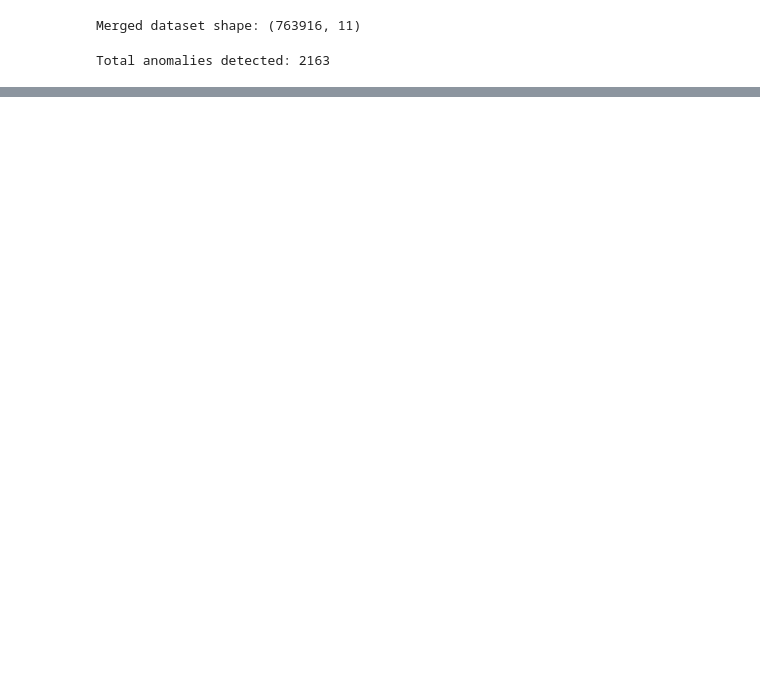
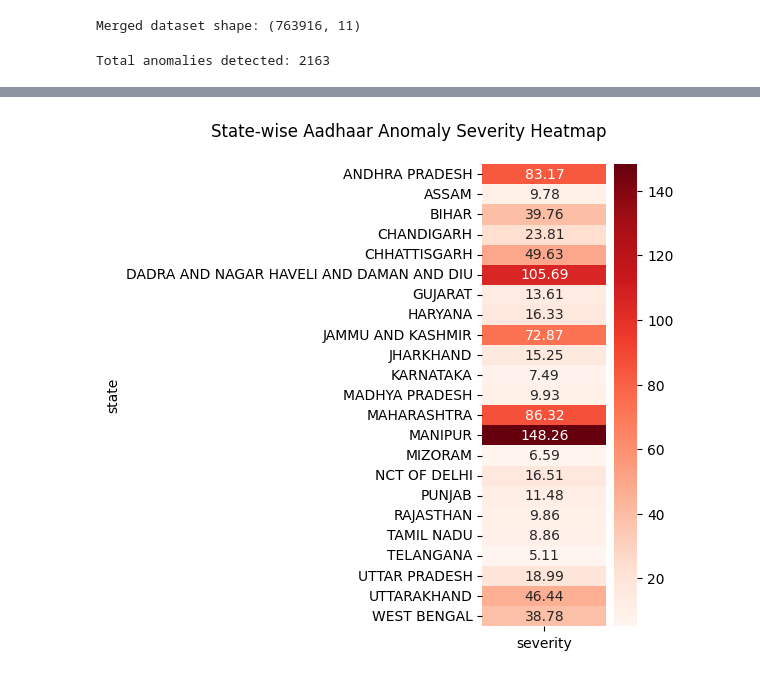
Before and after one commit to CouchPtato/For_hackathons, a Jupyter notebook: NDH/codes/main.ipynb, the cells around one changed output, grey strips where cells are left out. Saved outputs shown, nothing was run; the diff lists cells and outputs as text; code cells hidden in the pictures; blank space fills up the shorter version.

Commit message:
Anomaly severity heatmap

```diff
--- a/NDH/codes/main.ipynb
+++ b/NDH/codes/main.ipynb
@@ -187,3 +187,15 @@ anomalies.head(5)
 | 2 | 01-04-2025 | Karnataka | Bengaluru | 560032 | 485 | 471 | 150 | 885 | 311 | ... |
 | 3 | 01-04-2025 | Karnataka | Bengaluru | 560032 | 485 | 471 | 150 | 885 | 311 | ... |
 | 4 | 01-04-2025 | Gujarat | Mahesana | 384001 | 364 | 577 | 155 | 818 | 120 | ... |
+# %%
+pivot = state_severity.pivot_table(
+    values="severity",
+    index="state"
+)
+
+plt.figure(figsize=(2,6))
+sns.heatmap(pivot, cmap="Reds", annot=True, fmt=".2f")
+plt.title("State-wise Aadhaar Anomaly Severity Heatmap", loc="right", pad=20)
+plt.show()
+# %% [output]
+[figure, added]
```
Also changed, not shown: parts of 1 cell of this notebook, 3 other files.
